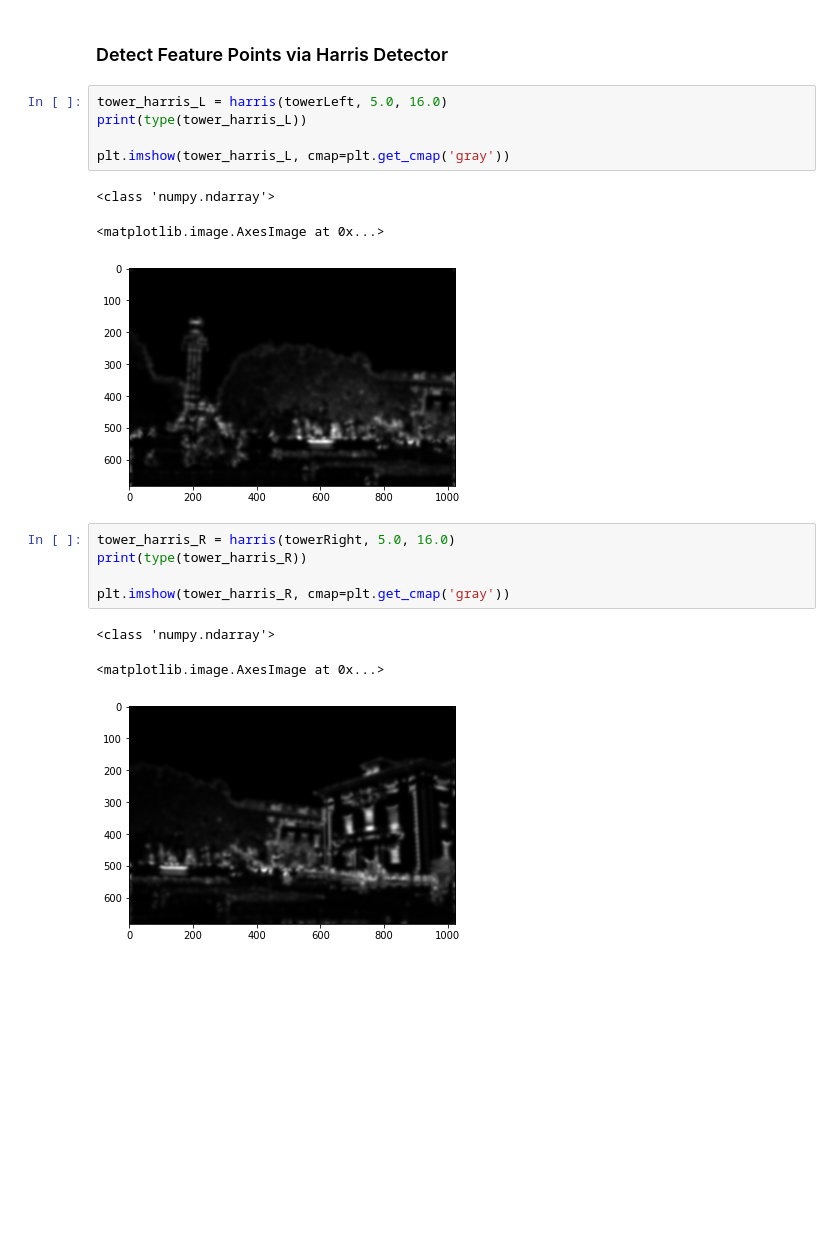
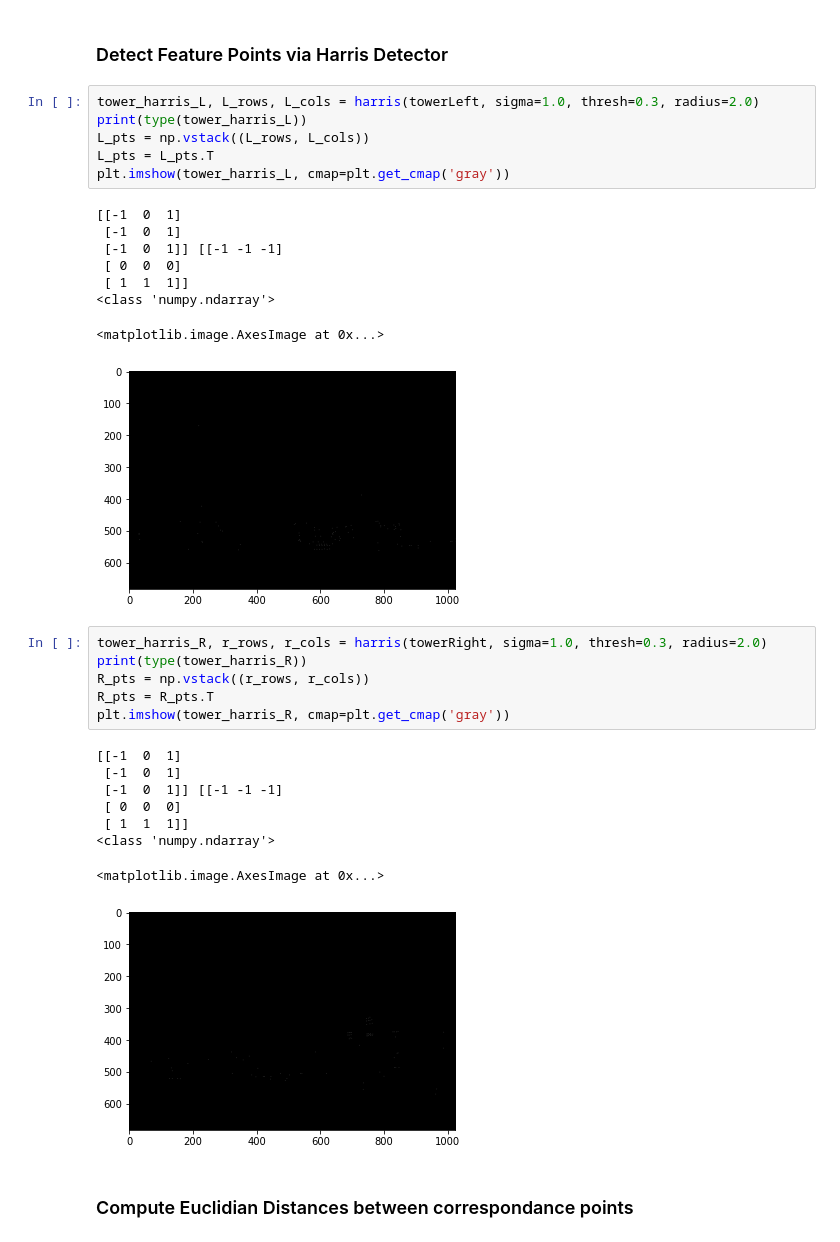
Before and after one commit to XiaoBaoBao719/Computer_Vision_Projects, a Jupyter notebook: Image_Stitching/Assignment2.ipynb, the cells around one changed output. Saved outputs shown, nothing was run; the diff lists cells and outputs as text; blank space fills up the shorter version.

```diff
--- a/Image_Stitching/Assignment2.ipynb
+++ b/Image_Stitching/Assignment2.ipynb
@@ -40,20 +41,34 @@ plt.imshow(towerRight, cmap=plt.get_cmap('gray'))
 # %% [markdown]
 ### Detect Feature Points via Harris Detector
 # %%
-tower_harris_L = harris(towerLeft, 5.0, 16.0)
+tower_harris_L, L_rows, L_cols = harris(towerLeft, sigma=1.0, thresh=0.3, radius=2.0)
 print(type(tower_harris_L))
-
+L_pts = np.vstack((L_rows, L_cols))
+L_pts = L_pts.T
 plt.imshow(tower_harris_L, cmap=plt.get_cmap('gray'))
 # %% [output]
+[[-1  0  1]
+ [-1  0  1]
+ [-1  0  1]] [[-1 -1 -1]
+ [ 0  0  0]
+ [ 1  1  1]]
 <class 'numpy.ndarray'>
 <matplotlib.image.AxesImage at 0x...>
-[figure, old version]
+[figure, new version]
 # %%
-tower_harris_R = harris(towerRight, 5.0, 16.0)
+tower_harris_R, r_rows, r_cols = harris(towerRight, sigma=1.0, thresh=0.3, radius=2.0)
 print(type(tower_harris_R))
-
+R_pts = np.vstack((r_rows, r_cols))
+R_pts = R_pts.T
 plt.imshow(tower_harris_R, cmap=plt.get_cmap('gray'))
 # %% [output]
+[[-1  0  1]
+ [-1  0  1]
+ [-1  0  1]] [[-1 -1 -1]
+ [ 0  0  0]
+ [ 1  1  1]]
 <class 'numpy.ndarray'>
 <matplotlib.image.AxesImage at 0x...>
-[figure, old version]
+[figure, new version]
+# %% [markdown]
+### Compute Euclidian Distances between correspondance points
```
Also changed, not shown: parts of 5 cells of this notebook, 1 other file.
